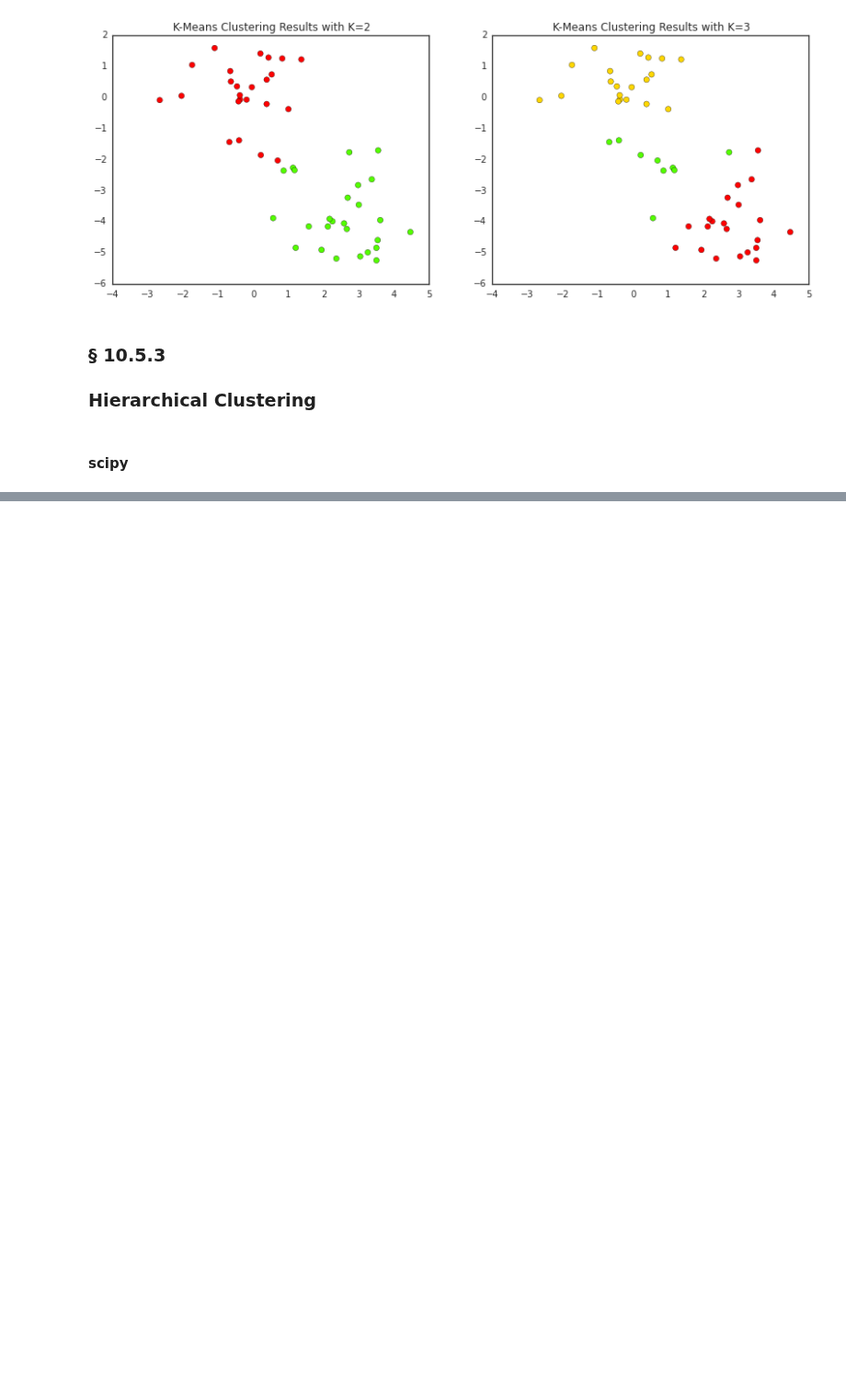
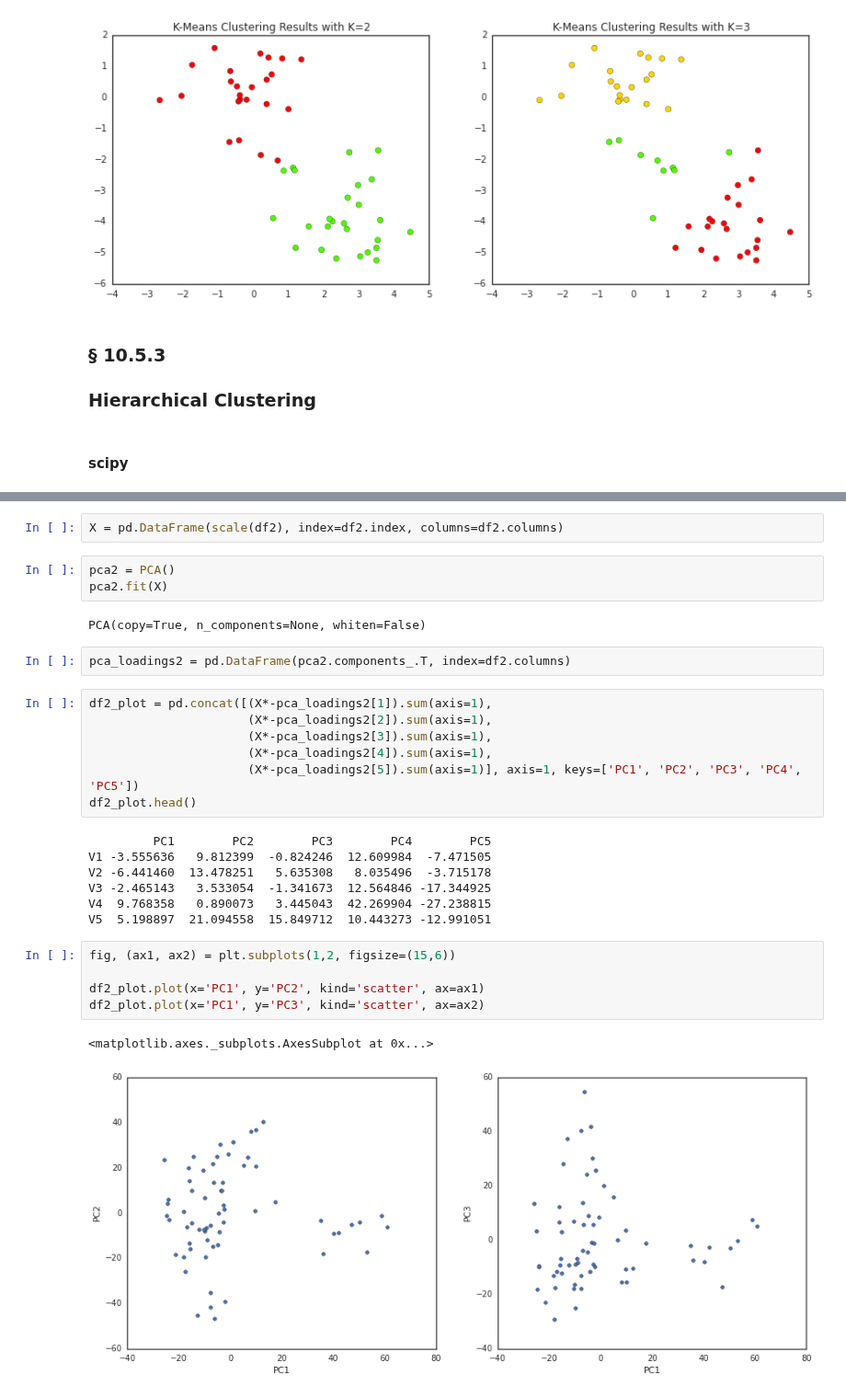
Before and after one commit to JWarmenhoven/ISLR-python, a Jupyter notebook: Chapter 10.ipynb, the cells around one changed output, grey strips where cells are left out. Shown at 92% size. Drawn from its saved outputs; the diff is of its cells as text; blank space fills up the shorter version.

```diff
--- a/Chapter 10.ipynb
+++ b/Chapter 10.ipynb
@@ -237,0 +250,31 @@ ax3.set_title('Single Linkage')
+# %%
+X = pd.DataFrame(scale(df2), index=df2.index, columns=df2.columns)
+# %%
+pca2 = PCA()
+pca2.fit(X)
+# %% [output]
+PCA(copy=True, n_components=None, whiten=False)
+# %%
+pca_loadings2 = pd.DataFrame(pca2.components_.T, index=df2.columns)
+# %%
+df2_plot = pd.concat([(X*-pca_loadings2[1]).sum(axis=1),
+                      (X*-pca_loadings2[2]).sum(axis=1),
+                      (X*-pca_loadings2[3]).sum(axis=1),
+                      (X*-pca_loadings2[4]).sum(axis=1),
+                      (X*-pca_loadings2[5]).sum(axis=1)], axis=1, keys=['PC1', 'PC2', 'PC3', 'PC4', 'PC5'])
+df2_plot.head()
+# %% [output]
+         PC1        PC2        PC3        PC4        PC5
+V1 -3.555636   9.812399  -0.824246  12.609984  -7.471505
+V2 -6.441460  13.478251   5.635308   8.035496  -3.715178
+V3 -2.465143   3.533054  -1.341673  12.564846 -17.344925
+V4  9.768358   0.890073   3.445043  42.269904 -27.238815
+V5  5.198897  21.094558  15.849712  10.443273 -12.991051
+# %%
+fig, (ax1, ax2) = plt.subplots(1,2, figsize=(15,6))
+
+df2_plot.plot(x='PC1', y='PC2', kind='scatter', ax=ax1)
+df2_plot.plot(x='PC1', y='PC3', kind='scatter', ax=ax2)
+# %% [output]
+<matplotlib.axes._subplots.AxesSubplot at 0x...>
+[figure, added]
```
Also changed, not shown: parts of 18 cells of this notebook, 2 other files.
